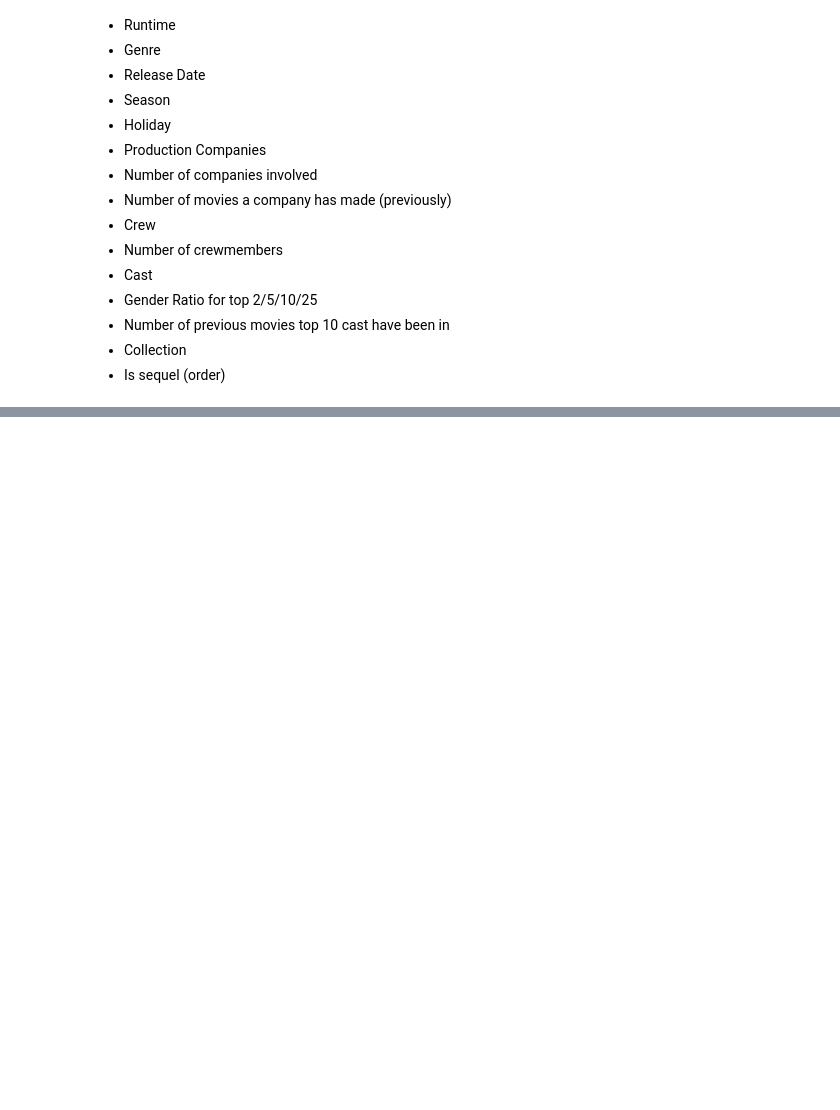
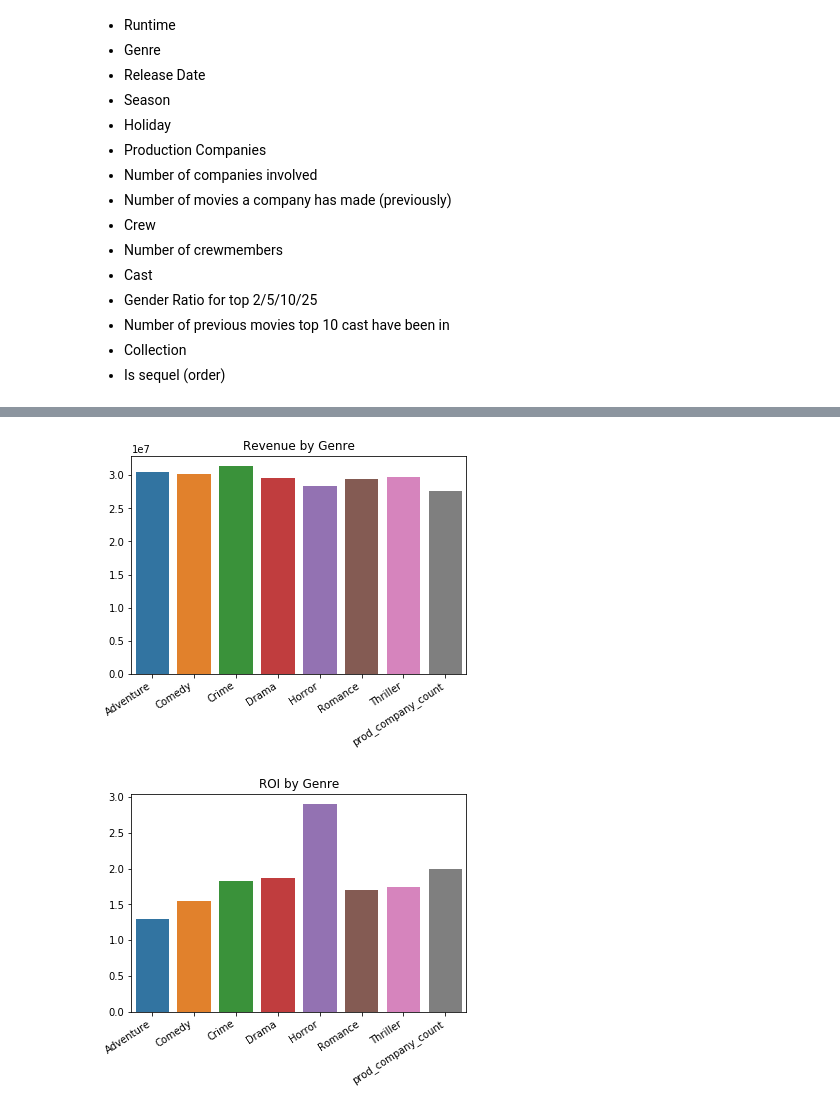
Before and after one commit to abew16/Data-Science-Bootcamp, a Jupyter notebook: Unit 3/Capstone/Predicting Movie Revenue.ipynb, the cells around one changed output, grey strips where cells are left out. Cells and saved outputs as stored; diff of their text form; code cells hidden in the pictures; blank space fills up the shorter version.

Commit message:
Modeling per genre

```diff
--- a/Unit 3/Capstone/Predicting Movie Revenue.ipynb
+++ b/Unit 3/Capstone/Predicting Movie Revenue.ipynb
@@ -36,5 +43,5 @@ pd.set_option('display.float_format','{:,.2f}'.format)
 # %%
-df = pd.read_csv(r'../../../Data Science Data/Unit 3/movie_data.csv')
+df = pd.read_csv(r'../../../Data Science Data/Unit 3/movie_data.csv',index_col='movie_id')
 # %%
 df['complete_budget'] = df['budget'].replace(0,np.nan).fillna(df['imdb_budget'])
 df['complete_revenue'] = df['revenue'].replace(0,np.nan).fillna(df['imdb_revenue'])
@@ -51,10 +58,11 @@ df['ROI'] = df['profit'] / df['complete_budget']
 df['gross_margin'] = df['complete_revenue'] / df['complete_budget']
 df['log_revenue'] = df['complete_revenue'].apply(np.log)
 df['log_budget'] = df['complete_budget'].apply(np.log)
+df['release_date'] = pd.to_datetime(df['release_date'])
 # %%
 cols_to_drop = ['budget','revenue','imdb_budget','imdb_revenue','collection','order_in_collection']
 df.drop(cols_to_drop,axis=1,inplace=True)
 df.dropna(inplace=True)
-df.drop(df[df['release_date'].dt.year < 1965].index,inplace=True)
+df.drop(df[df['release_date'].dt.year < earliest_year].index,inplace=True)
 df.info();
 # %% [output]
@@ -78,9 +136,9 @@ df[df['complete_revenue'] < df['complete_revenue'].quantile(q=.0075)]
 # %%
 # Remove movies with a budget less than 100,000
-df.drop(df[df['complete_budget'] < 100000].index,inplace=True)
+df.drop(df[df['complete_budget'] < lowest_budget].index,inplace=True)
 
-upper_quantile_rev = df['complete_revenue'].quantile(q=.9)
-bottom_quantile_rev = df['complete_revenue'].quantile(q=.1)
+upper_quantile_rev = df['complete_revenue'].quantile(q=upper_rev_quantile)
+bottom_quantile_rev = df['complete_revenue'].quantile(q=lower_rev_quantile)
 df.drop(df[df['complete_revenue'] < bottom_quantile_rev].index,inplace=True)
 df.drop(df[df['complete_revenue'] > upper_quantile_rev].index,inplace=True)
 
@@ -104,29 +181,32 @@ stats.kruskal(df[df['is_holiday'] == True]['complete_revenue'], df[df['is_holida
 # %%
-genres = list(genre_df.groupby('genre_name').count().index)
+genres = list(df.iloc[:,4:24].columns)
 
 genre_count = {}
 
 for genre in genres:
     genre_count[genre] = df[df[genre] == 1]['complete_revenue'].count()
 
 genre_list = [key for key,values in genre_count.items() if values > 200]
 
 genre_mean = {}
 genre_ROI = {}
 
 for genre in genre_list:
     genre_mean[genre] = df[df[genre] == 1]['complete_revenue'].mean()
     genre_ROI[genre] = df[df[genre] == 1]['ROI'].mean()
 
 sns.barplot(x=list(genre_mean.keys()),y=[value for value in genre_mean.values()])
 plt.title('Revenue by Genre')
 plt.xticks(rotation=33, horizontalalignment='right')
 plt.show()
 
 sns.barplot(x=list(genre_mean.keys()),y=[value for value in genre_ROI.values()])
 plt.title('ROI by Genre')
 plt.xticks(rotation=33, horizontalalignment='right')
 plt.show()
+# %% [output]
+[figure, added]
+[figure, added]
 # %%
 sns.distplot(df['gender'])
 plt.show()
```
Also changed, not shown: parts of 35 cells of this notebook.
